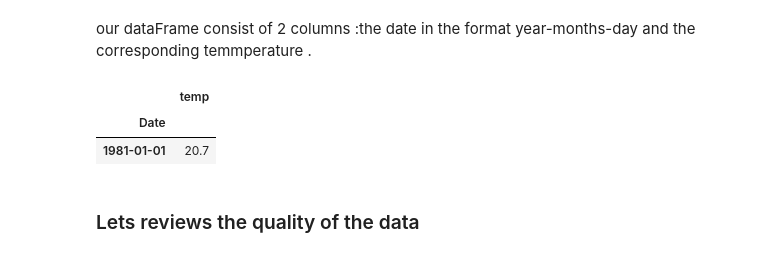
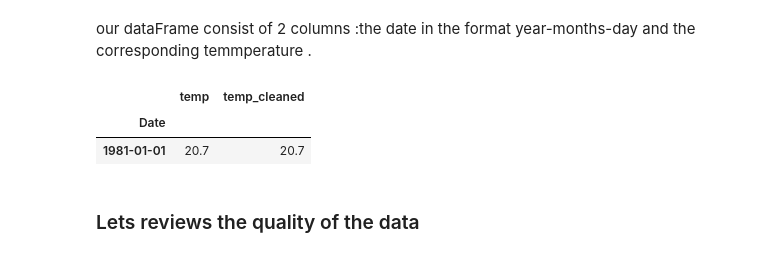
Before and after one commit to Diadji23/Time-Series-Forecasting, a Jupyter notebook: notebooks/01_EDA.ipynb, the cells around one changed output. Drawn from its saved outputs; the diff is of its cells as text; code cells hidden in the pictures.

```diff
--- a/notebooks/01_EDA.ipynb
+++ b/notebooks/01_EDA.ipynb
@@ -43,12 +43,12 @@ our dataFrame consist of 2 columns :the date in the format year-months-day and t
 # %%
 # we rename the temperature columns
 df.rename(columns={'Daily minimum temperatures in Melbourne, Australia, 1981-1990':'temp'}, inplace =True)
-
+df['temp_cleaned'] = pd.to_numeric(df['temp'], errors='coerce')
 df.head(1)
 # %% [output]
-|  | temp |
-| Date |  |
-| 1981-01-01 | 20.7 |
+|  | temp | temp_cleaned |
+| Date |  |  |
+| 1981-01-01 | 20.7 | 20.7 |
 # %% [markdown]
 ### Lets reviews the quality of the data
 # %%
```
Also changed, not shown: parts of 16 cells of this notebook.
